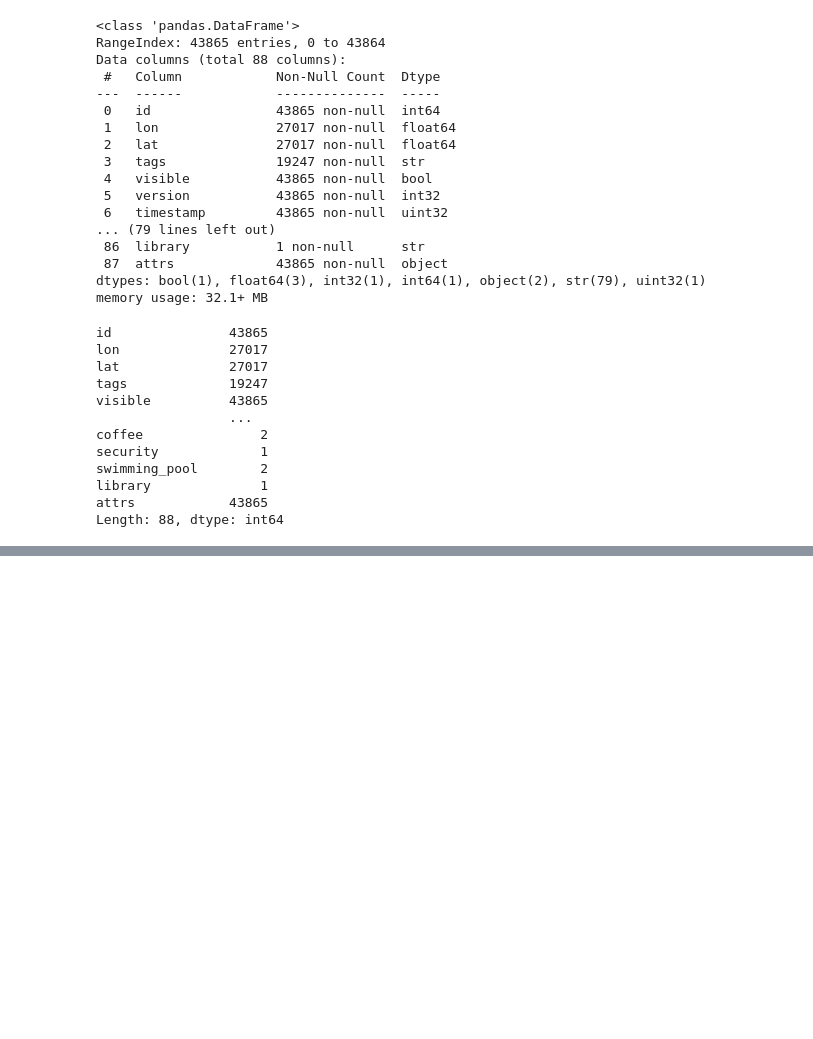
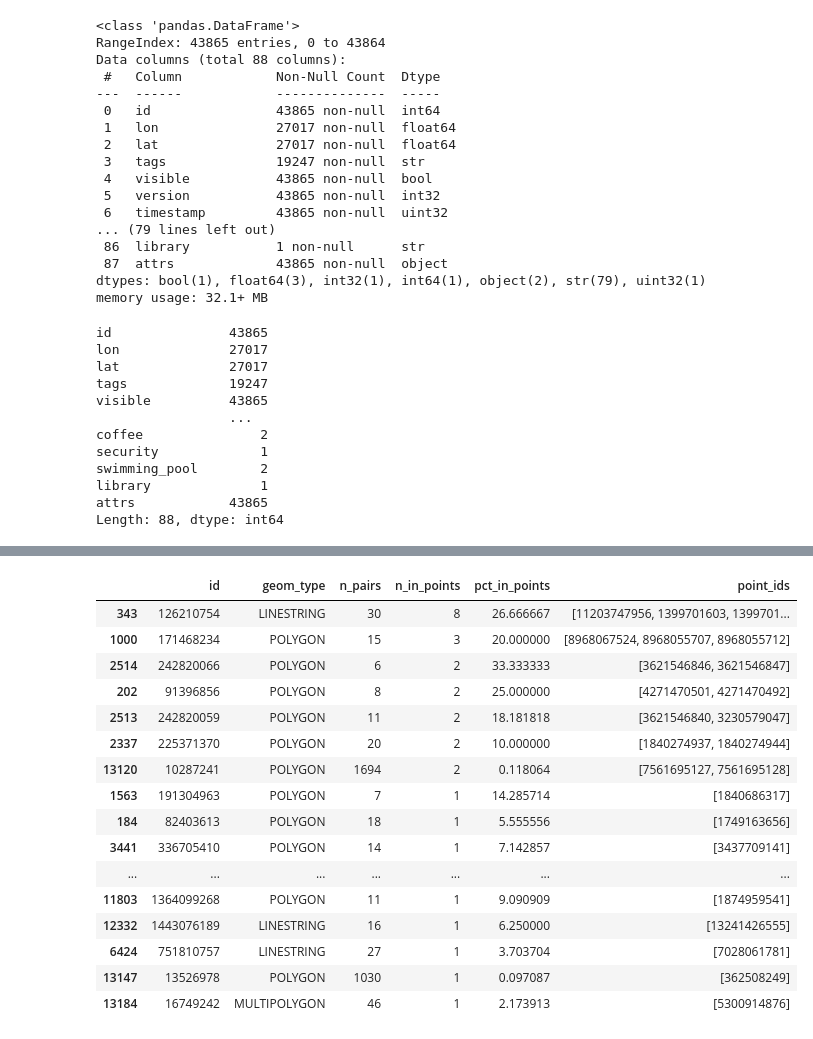
Before and after one commit to esadinlija1/AtlantBH-Internship2026-GeoInformationRetrieval, a Jupyter notebook: notebooks/eda.ipynb, the cells around one changed output, grey strips where cells are left out. Cells and saved outputs as stored; diff of their text form; code cells hidden in the pictures; blank space fills up the shorter version.

Commit message:
added data cleaning prototype notebook and evaluation set generation script

```diff
--- a/notebooks/eda.ipynb
+++ b/notebooks/eda.ipynb
@@ -145,0 +536,19 @@ Length: 88, dtype: int64
+# %%
+# za svaku lokaciju sa više redova: koje kolone (osim id i timestamp) imaju različite vrijednosti i koje su to vrijednosti
+# koristi tc, tc_str i cmp_cols iz prethodne ćelije
+diff_rows = []
+for (lat, lon), grp in tc_str.join(tc[["id"]]).groupby([tc["lat"], tc["lon"]]):
+    diff_cols = [c for c in cmp_cols if grp[c].nunique() > 1]
+    print(f"\nLokacija lat={lat}, lon={lon}  | id-evi: {grp['id'].tolist()}")
+    if not diff_cols:
+        print("  sve kolone iste")
+        continue
+    for c in diff_cols:
+        vals = dict(zip(grp["id"], grp[c]))
+        print(f"  {c}:")
+        for rid, v in vals.items():
+            print(f"      id {rid}: {v}")
+        diff_rows.append({"lat": lat, "lon": lon, "column": c, "values": vals})
+
+loc_diff_df = pd.DataFrame(diff_rows)
+loc_diff_df
@@ -145,0 +623,45 @@ Length: 88, dtype: int64
+# %%
+# za svaku geometriju koja nije POINT: koliko njenih (lon, lat) parova (tjemena) postoji kao POINT u drugim redovima
+import shapely
+from collections import defaultdict
+
+gt_all = gdf["geometry"].astype(str).str.extract(r"^\s*([A-Za-z]+)", expand=False).str.upper()
+points = gdf[gt_all == "POINT"]
+others = gdf[gt_all != "POINT"]
+
+# (lon, lat) -> id-evi POINT redova na toj lokaciji
+point_ids = defaultdict(list)
+for rid, lon, lat in zip(points["id"], points["lon"], points["lat"]):
+    point_ids[(float(lon), float(lat))].append(rid)
+
+res = []
+for rid, gtype, geom in zip(others["id"], gt_all[others.index], others["geometry"]):
+    coords = shapely.get_coordinates(geom) if geom is not None else []
+    pairs = {(float(x), float(y)) for x, y in coords}   # jedinstvena tjemena (zatvoreni poligon ponavlja prvo tjeme)
+    matched = [p for p in pairs if p in point_ids]
+    res.append({
+        "id": rid,
+        "geom_type": gtype,
+        "n_pairs": len(pairs),
+        "n_in_points": len(matched),
+        "pct_in_points": 100 * len(matched) / len(pairs) if pairs else 0.0,
+        "point_ids": [pid for p in matched for pid in point_ids[p]],
+    })
+
+geom_pt_df = pd.DataFrame(res).sort_values("n_in_points", ascending=False)
+
+has_match = geom_pt_df["n_in_points"] > 0
+print(f"Geometrija koje nisu POINT:                       {len(geom_pt_df)}")
+print(f"  sa barem jednim (lon, lat) parom koji je POINT: {has_match.sum()}")
+print(f"Ukupno (lon, lat) parova u tim geometrijama:      {geom_pt_df['n_pairs'].sum()}")
+print(f"  od toga postoji kao POINT u drugom redu:        {geom_pt_df['n_in_points'].sum()}")
+print("\nPo tipu geometrije:")
+print(geom_pt_df.groupby("geom_type").agg(
+    geometrija=("id", "size"),
+    sa_poklapanjem=("n_in_points", lambda s: (s > 0).sum()),
+    parova=("n_pairs", "sum"),
+    parova_u_point=("n_in_points", "sum"),
+))
+
+geom_pt_df[has_match]
+# %% [output]
@@ -145,0 +680,17 @@ Length: 88, dtype: int64
+|  | id | geom_type | n_pairs | n_in_points | pct_in_points | point_ids |
+| 343 | 126210754 | LINESTRING | 30 | 8 | 26.666667 | [11203747956, 1399701603, 1399701... |
+| 1000 | 171468234 | POLYGON | 15 | 3 | 20.000000 | [8968067524, 8968055707, 8968055712] |
+| 2514 | 242820066 | POLYGON | 6 | 2 | 33.333333 | [3621546846, 3621546847] |
+| 202 | 91396856 | POLYGON | 8 | 2 | 25.000000 | [4271470501, 4271470492] |
+| 2513 | 242820059 | POLYGON | 11 | 2 | 18.181818 | [3621546840, 3230579047] |
+| 2337 | 225371370 | POLYGON | 20 | 2 | 10.000000 | [1840274937, 1840274944] |
+| 13120 | 10287241 | POLYGON | 1694 | 2 | 0.118064 | [7561695127, 7561695128] |
+| 1563 | 191304963 | POLYGON | 7 | 1 | 14.285714 | [1840686317] |
+| 184 | 82403613 | POLYGON | 18 | 1 | 5.555556 | [1749163656] |
+| 3441 | 336705410 | POLYGON | 14 | 1 | 7.142857 | [3437709141] |
+| ... | ... | ... | ... | ... | ... | ... |
+| 11803 | 1364099268 | POLYGON | 11 | 1 | 9.090909 | [1874959541] |
+| 12332 | 1443076189 | LINESTRING | 16 | 1 | 6.250000 | [13241426555] |
+| 6424 | 751810757 | LINESTRING | 27 | 1 | 3.703704 | [7028061781] |
+| 13147 | 13526978 | POLYGON | 1030 | 1 | 0.097087 | [362508249] |
+| 13184 | 16749242 | MULTIPOLYGON | 46 | 1 | 2.173913 | [5300914876] |
```
Also changed, not shown: parts of 21 cells of this notebook, 4 other files.
